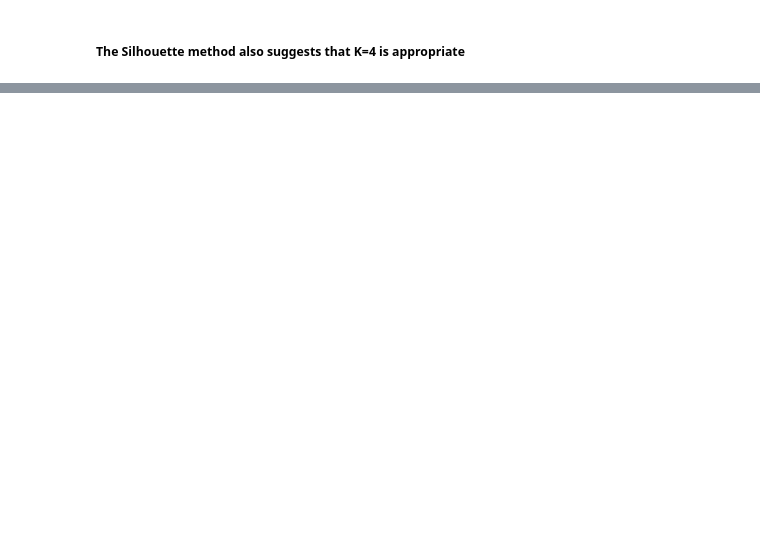
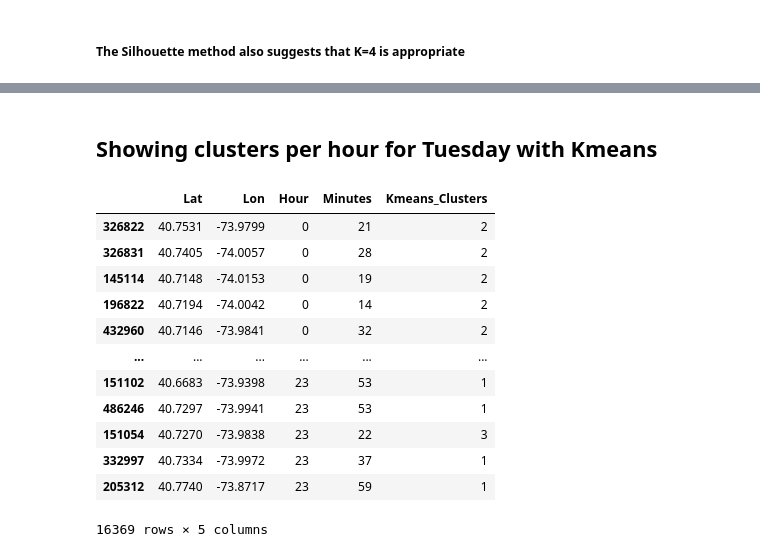
Before and after one commit to Data5ci3nc3/Uber_pick_ups, a Jupyter notebook: Uber_pickups_completed.ipynb, the cells around one changed output, grey strips where cells are left out. Cells and saved outputs as stored; diff of their text form; code cells hidden in the pictures; blank space fills up the shorter version.

```diff
--- a/Uber_pickups_completed.ipynb
+++ b/Uber_pickups_completed.ipynb
@@ -1821,0 +2007,3 @@ Point 5 belongs to cluster: 3
+# %%
+tuesday = tuesday.drop("DayOfWeek", axis = 1)
+tuesday = tuesday.drop("cluster",  axis = 1)
@@ -1821,0 +2043,12 @@ Point 5 belongs to cluster: 3
+# %%
+from sklearn.cluster import KMeans
+# Creating a loop that will collect the Within-sum-of-square (wcss) for each value of K
+# Use .inertia_ parameter to get the within sum of square value for each value of K
+wcss =  []
+k = []
+for i in range (1,11):
+    kmeans = KMeans(n_clusters= i, random_state = 0)
+    kmeans.fit(X)
+    wcss.append(kmeans.inertia_)
+    k.append(i)
+    print("WCSS for K={} --> {}".format(i, wcss[-1]))
@@ -1821,0 +2098,15 @@ Point 5 belongs to cluster: 3
+# %%
+# Import silhouette score
+from sklearn.metrics import silhouette_score
+
+# Computer mean silhouette score
+sil = []
+k = []
+
+## Careful, you need to start at i=2 as silhouette score cannot accept less than 2 labels
+for i in range (2,11):
+    kmeans = KMeans(n_clusters= i, init = "k-means++", random_state = 0)
+    kmeans.fit(X)
+    sil.append(silhouette_score(X, kmeans.predict(X)))
+    k.append(i)
+    print("Silhouette score for K={} is {}".format(i, sil[-1]))
@@ -1821,0 +2171,2 @@ Point 5 belongs to cluster: 3
+# %%
+tuesday.loc[:,"Kmeans_Clusters"] = kmeans.predict(X)
@@ -1821,0 +3069,19 @@ Point 5 belongs to cluster: 3
+# %% [markdown]
+## Showing clusters per hour for Tuesday with Kmeans
+# %%
+tuesday_sort = tuesday.sort_values(by=["Hour"])
+tuesday_sort
+# %% [output]
+|  | Lat | Lon | Hour | Minutes | Kmeans_Clusters |
+| 326822 | 40.7531 | -73.9799 | 0 | 21 | 2 |
+| 326831 | 40.7405 | -74.0057 | 0 | 28 | 2 |
+| 145114 | 40.7148 | -74.0153 | 0 | 19 | 2 |
+| 196822 | 40.7194 | -74.0042 | 0 | 14 | 2 |
+| 432960 | 40.7146 | -73.9841 | 0 | 32 | 2 |
+| ... | ... | ... | ... | ... | ... |
+| 151102 | 40.6683 | -73.9398 | 23 | 53 | 1 |
+| 486246 | 40.7297 | -73.9941 | 23 | 53 | 1 |
+| 151054 | 40.7270 | -73.9838 | 23 | 22 | 3 |
+| 332997 | 40.7334 | -73.9972 | 23 | 37 | 1 |
+| 205312 | 40.7740 | -73.8717 | 23 | 59 | 1 |
+16369 rows × 5 columns
```
Also changed, not shown: parts of 220 cells of this notebook.
